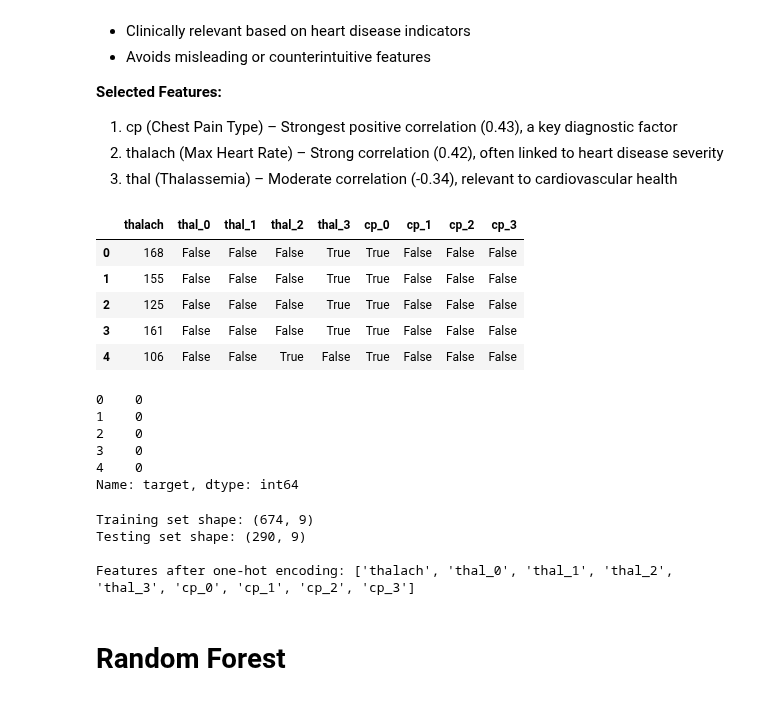
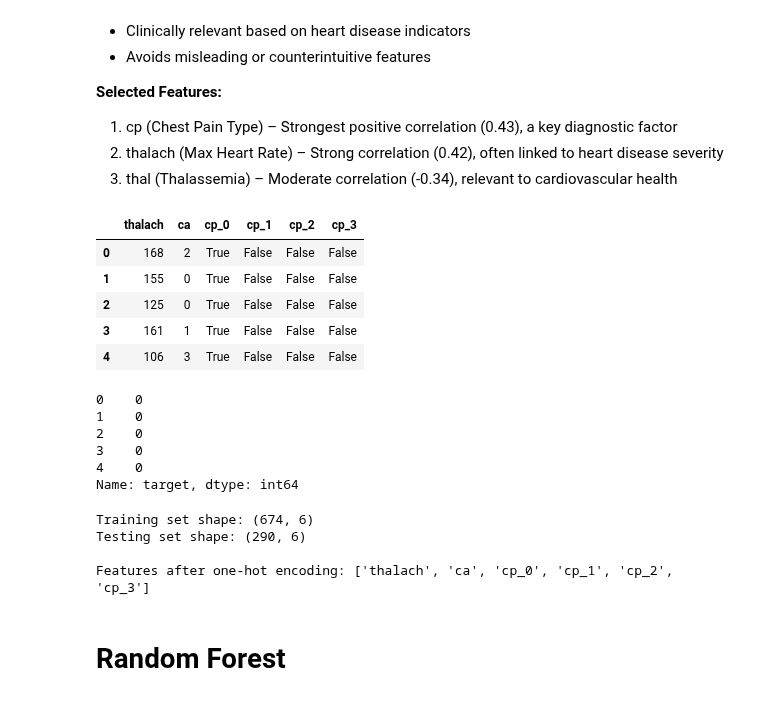
Before and after one commit to omisdami/GROUP1_HEART-DISEASE-, a Jupyter notebook: Heart Disease Classification.ipynb, the cells around one changed output. Saved outputs shown, nothing was run; the diff lists cells and outputs as text; code cells hidden in the pictures.

```diff
--- a/Heart Disease Classification.ipynb
+++ b/Heart Disease Classification.ipynb
@@ -475,16 +478,16 @@ Since ca have counterintuitive relationships with heart disease, we remove them
  2. thalach (Max Heart Rate) – Strong correlation (0.42), often linked to heart disease severity
  3. thal (Thalassemia) – Moderate correlation (-0.34), relevant to cardiovascular health
 # %%
-X_fs = X[['cp', 'thalach', 'thal']]
-X_fs = pd.get_dummies(X_fs, columns=['thal', 'cp'])
+X_fs = X[['cp', 'thalach', 'ca']]
+X_fs = pd.get_dummies(X_fs, columns=['cp'])
 X_fs.head()
 # %% [output]
-|  | thalach | thal_0 | thal_1 | thal_2 | thal_3 | cp_0 | cp_1 | cp_2 | cp_3 |
-| 0 | 168 | False | False | False | True | True | False | False | False |
-| 1 | 155 | False | False | False | True | True | False | False | False |
-| 2 | 125 | False | False | False | True | True | False | False | False |
-| 3 | 161 | False | False | False | True | True | False | False | False |
-| 4 | 106 | False | False | True | False | True | False | False | False |
+|  | thalach | ca | cp_0 | cp_1 | cp_2 | cp_3 |
+| 0 | 168 | 2 | True | False | False | False |
+| 1 | 155 | 0 | True | False | False | False |
+| 2 | 125 | 0 | True | False | False | False |
+| 3 | 161 | 1 | True | False | False | False |
+| 4 | 106 | 3 | True | False | False | False |
 # %%
 y.head()
 # %% [output]
@@ -501,10 +504,10 @@ print("\nTraining set shape:", X_train_fs.shape)
 print("Testing set shape:", X_test_fs.shape)
 print("\nFeatures after one-hot encoding:", X_train_fs.columns.tolist())
 # %% [output]
-Training set shape: (674, 9)
-Testing set shape: (290, 9)
+Training set shape: (674, 6)
+Testing set shape: (290, 6)
 
-Features after one-hot encoding: ['thalach', 'thal_0', 'thal_1', 'thal_2', 'thal_3', 'cp_0', 'cp_1', 'cp_2', 'cp_3']
+Features after one-hot encoding: ['thalach', 'ca', 'cp_0', 'cp_1', 'cp_2', 'cp_3']
 # %% [markdown]
 # Random Forest
 # %% [markdown]
```
Also changed, not shown: parts of 15 cells of this notebook.
